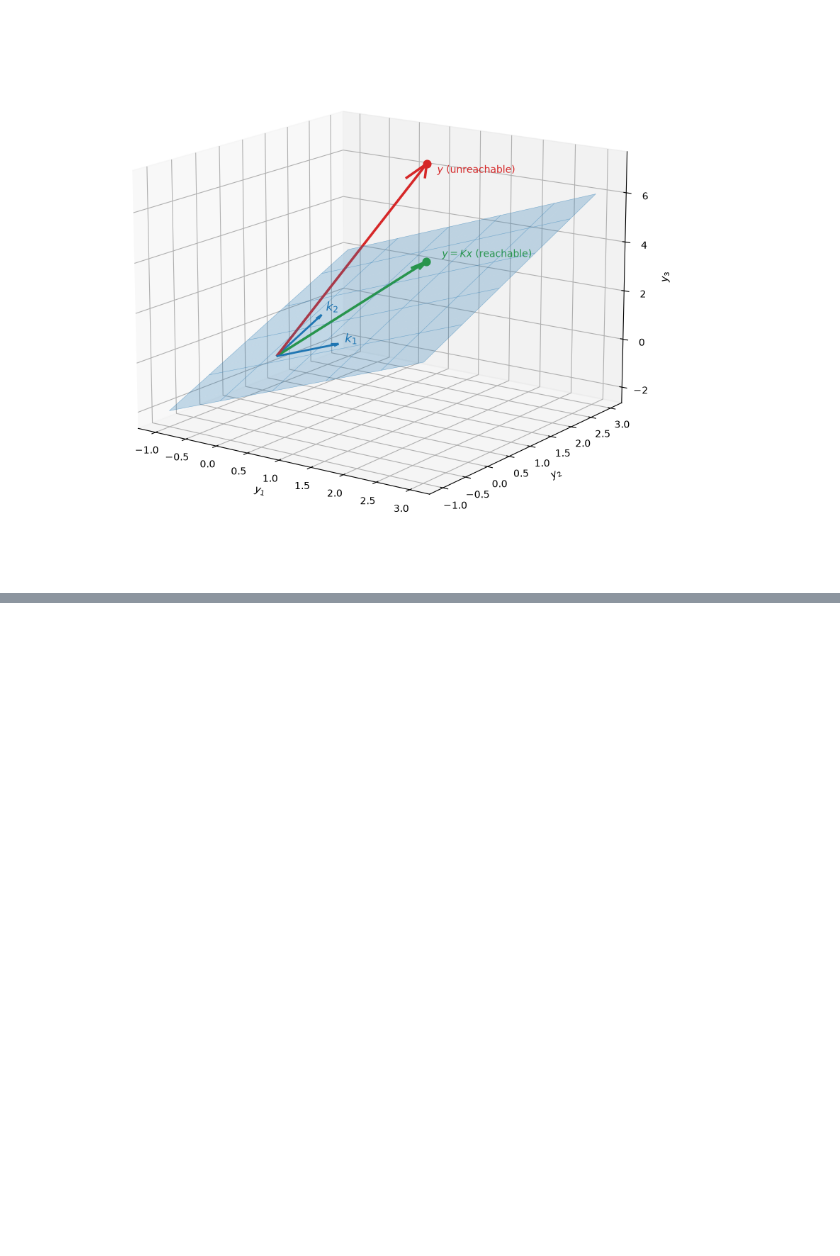
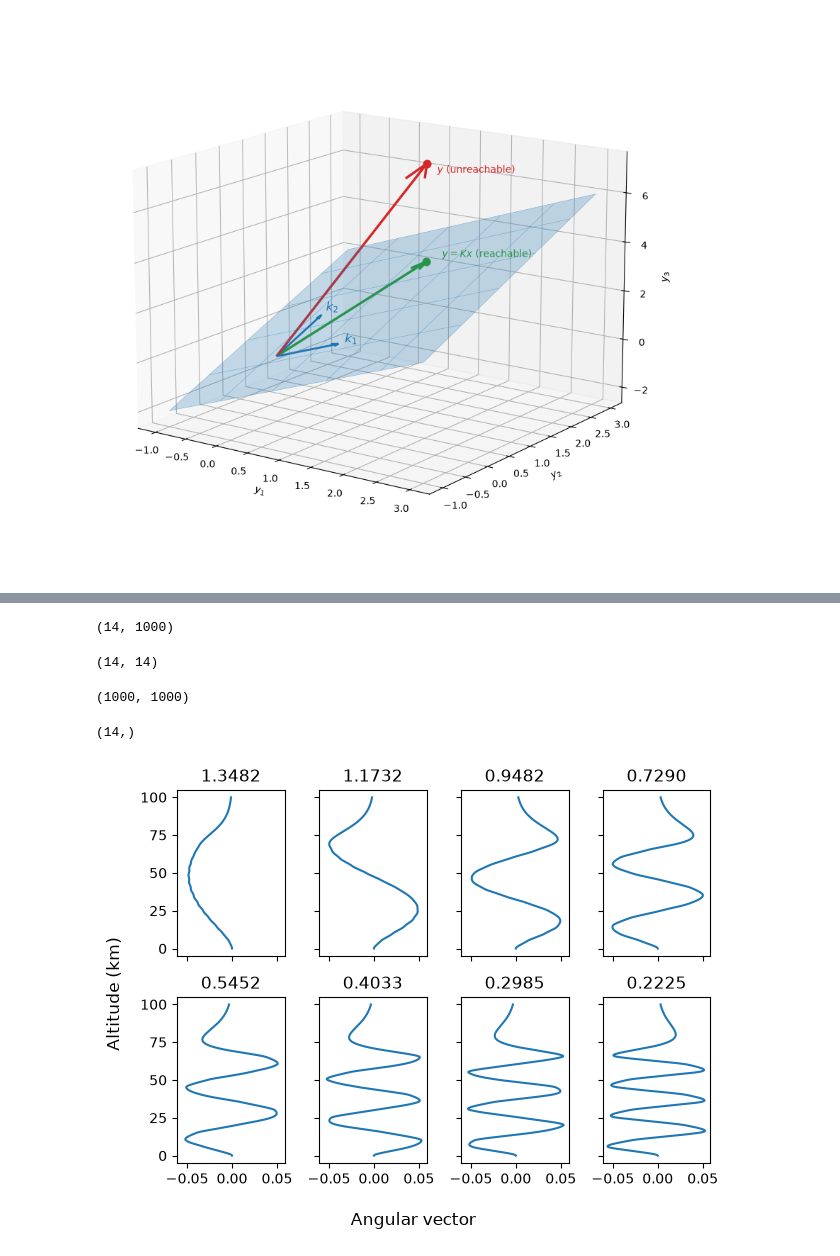
Before and after one commit to mfrans1/PyRodgers, a Jupyter notebook: information_aspects/information_aspects.ipynb, the cells around one changed output, grey strips where cells are left out. Cells and saved outputs as stored; diff of their text form; code cells hidden in the pictures; blank space fills up the shorter version.

```diff
--- a/information_aspects/information_aspects.ipynb
+++ b/information_aspects/information_aspects.ipynb
@@ -54,0 +100,33 @@ array([ True,  True,  True])
+# %%
+weighting_functions.shape
+# %% [output]
+(14, 1000)
+# %%
+U, s, Vh = la.svd(weighting_functions)
+# %%
+U.shape
+# %% [output]
+(14, 14)
+# %%
+Vh.shape
+# %% [output]
+(1000, 1000)
+# %%
+s.shape
+# %% [output]
+(14,)
+# %%
+fig, axs = plt.subplots(nrows=2, ncols=4, sharex=True, sharey=True)
+axs = axs.flatten()
+
+for i in range(len(axs)):
+    axs[i].plot(Vh.T[:, i], altitude)
+    axs[i].set_title(f"{s[i]:.4f}")
+
+fig.supxlabel("Angular vector")
+fig.supylabel("Altitude (km)")
+
+fig.tight_layout()
+plt.savefig(os.getcwd() + "/data/weighting_function_svd.png")
+# %% [output]
+[figure, added]
```
Also changed, not shown: parts of 5 cells of this notebook, 4 other files.
